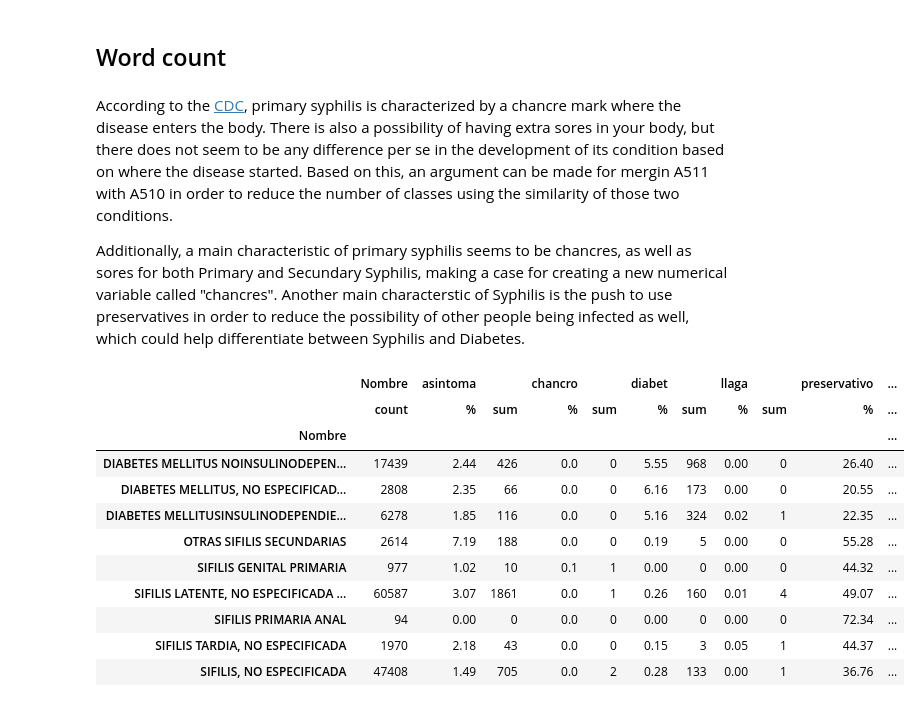
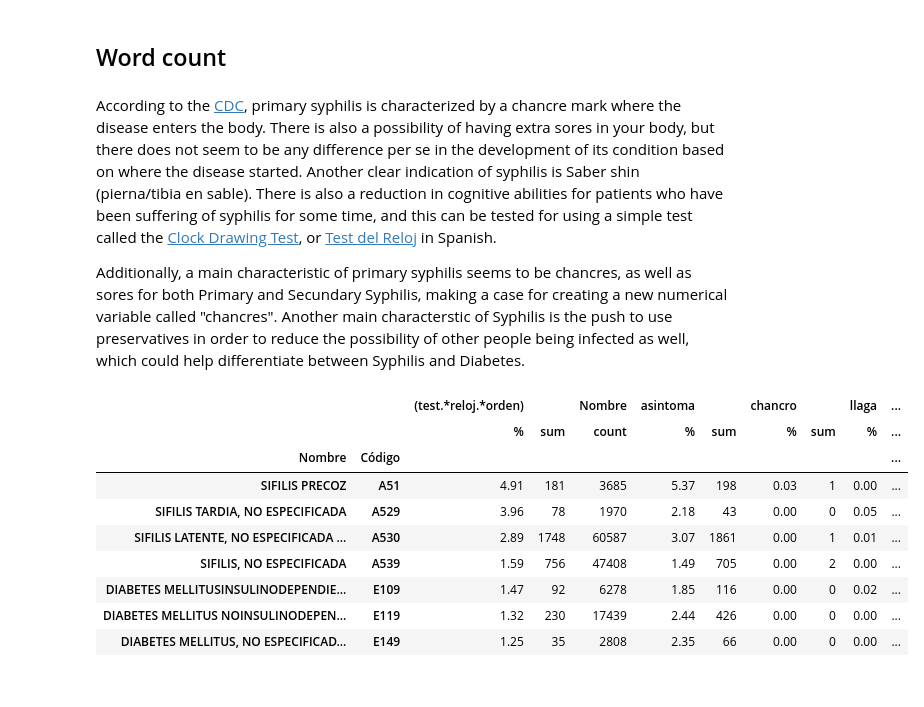
Before and after one commit to JuanGomez12/DataScience4AllProject, a Jupyter notebook: scripts/deep_EDA.ipynb, the cells around one changed output. Saved outputs shown, nothing was run; the diff lists cells and outputs as text; code cells hidden in the pictures.

Commit message:
Word count feature engineering

```diff
--- a/scripts/deep_EDA.ipynb
+++ b/scripts/deep_EDA.ipynb
@@ -151,0 +156,9 @@ We can't easily create a prediction algorithm out of these small number of sampl
+# %%
+notas.loc[notas.Código=='A510', 'Código'] = 'A51'
+notas.loc[notas.Código=='A511', 'Código'] = 'A51'
+notas.loc[notas.Código=='A514', 'Código'] = 'A51'
+notas.loc[notas.Código=='A51', 'Nombre'] = 'SIFILIS PRECOZ'
+
+name = notas[['Nombre', 'Código']].value_counts().to_frame('Count')
+name['Percentage'] = (name.Count / sum(name.Count) * 100).round(2)
+name
@@ -152,33 +175,32 @@ We can't easily create a prediction algorithm out of these small number of sampl
 # %% [markdown]
 ## Word count
 # %% [markdown]
-According to the [CDC](https://www.cdc.gov/std/syphilis/stdfact-syphilis-detailed.htm), primary syphilis is characterized by a chancre mark where the disease enters the body. There is also a possibility of having extra sores in your body, but there does not seem to be any difference per se in the development of its condition based on where the disease started. Based on this, an argument can be made for mergin A511 with A510 in order to reduce the number of classes using the similarity of those two conditions.
+According to the [CDC](https://www.cdc.gov/std/syphilis/stdfact-syphilis-detailed.htm), primary syphilis is characterized by a chancre mark where the disease enters the body. There is also a possibility of having extra sores in your body, but there does not seem to be any difference per se in the development of its condition based on where the disease started. Another clear indication of syphilis is Saber shin (pierna/tibia en sable).
+There is also a reduction in cognitive abilities for patients who have been suffering of syphilis for some time, and this can be tested for using a simple test called the [Clock Drawing Test](https://www2.gov.bc.ca/assets/gov/health/practitioner-pro/bc-guidelines/cogimp-clock-drawing-test.pdf), or [Test del Reloj](https://www.sanitas.es/sanitas/seguros/es/particulares/biblioteca-de-salud/tercera-edad/demencias/test-reloj.html) in Spanish.
 
 Additionally, a main characteristic of primary syphilis seems to be chancres, as well as sores for both Primary and Secundary Syphilis, making a case for creating a new numerical variable called "chancres". Another main characterstic of Syphilis is the push to use preservatives in order to reduce the possibility of other people being infected as well, which could help differentiate between Syphilis and Diabetes.
 # %%
 notas_eda = notas.copy()
-words_to_check = ['chancro', 'llaga', 'ulcera', 'preservativo', 'diabet', 'sifilis', 'asintoma']
+words_to_check = ['chancro', 'llaga', 'preservativo', 'sifili', 'asintoma', 'placa', r'(test.*reloj.*orden)', 'sable']
 aggregate_dict = {}
 for word in words_to_check:
     notas_eda[word] = notas_eda.Plan.str.lower().str.count(word)
     notas_eda.loc[notas_eda[word] > 1, word] = 1
     aggregate_dict[word] = ['sum']
 aggregate_dict['Nombre'] = ['count']
-notas_eda = notas_eda.groupby('Nombre')[words_to_check + ['Nombre']].aggregate(aggregate_dict)
+notas_eda = notas_eda.groupby(['Nombre', 'Código'])[words_to_check + ['Nombre']].aggregate(aggregate_dict)
 
 for word in words_to_check:
     notas_eda.loc(axis=1)[word, '%'] = (notas_eda.loc(axis=1)[word, 'sum'] / notas_eda.loc(axis=1)['Nombre', 'count'] * 100).round(2)
-notas_eda.sort_index(axis=1)
+notas_eda.sort_index(axis=1).sort_values(by=['Código'])
 # %% [output]
-|  | Nombre | asintoma |  | chancro |  | diabet |  | llaga |  | preservativo | ... |
-|  | count | % | sum | % | sum | % | sum | % | sum | % | ... |
-| Nombre |  |  |  |  |  |  |  |  |  |  | ... |
-| DIABETES MELLITUS NOINSULINODEPEN... | 17439 | 2.44 | 426 | 0.0 | 0 | 5.55 | 968 | 0.00 | 0 | 26.40 | ... |
-| DIABETES MELLITUS, NO ESPECIFICAD... | 2808 | 2.35 | 66 | 0.0 | 0 | 6.16 | 173 | 0.00 | 0 | 20.55 | ... |
-| DIABETES MELLITUSINSULINODEPENDIE... | 6278 | 1.85 | 116 | 0.0 | 0 | 5.16 | 324 | 0.02 | 1 | 22.35 | ... |
-| OTRAS SIFILIS SECUNDARIAS | 2614 | 7.19 | 188 | 0.0 | 0 | 0.19 | 5 | 0.00 | 0 | 55.28 | ... |
-| SIFILIS GENITAL PRIMARIA | 977 | 1.02 | 10 | 0.1 | 1 | 0.00 | 0 | 0.00 | 0 | 44.32 | ... |
-| SIFILIS LATENTE, NO ESPECIFICADA ... | 60587 | 3.07 | 1861 | 0.0 | 1 | 0.26 | 160 | 0.01 | 4 | 49.07 | ... |
-| SIFILIS PRIMARIA ANAL | 94 | 0.00 | 0 | 0.0 | 0 | 0.00 | 0 | 0.00 | 0 | 72.34 | ... |
-| SIFILIS TARDIA, NO ESPECIFICADA | 1970 | 2.18 | 43 | 0.0 | 0 | 0.15 | 3 | 0.05 | 1 | 44.37 | ... |
-| SIFILIS, NO ESPECIFICADA | 47408 | 1.49 | 705 | 0.0 | 2 | 0.28 | 133 | 0.00 | 1 | 36.76 | ... |
+|  |  | (test.*reloj.*orden) |  | Nombre | asintoma |  | chancro |  | llaga | ... |
+|  |  | % | sum | count | % | sum | % | sum | % | ... |
+| Nombre | Código |  |  |  |  |  |  |  |  | ... |
+| SIFILIS PRECOZ | A51 | 4.91 | 181 | 3685 | 5.37 | 198 | 0.03 | 1 | 0.00 | ... |
+| SIFILIS TARDIA, NO ESPECIFICADA | A529 | 3.96 | 78 | 1970 | 2.18 | 43 | 0.00 | 0 | 0.05 | ... |
+| SIFILIS LATENTE, NO ESPECIFICADA ... | A530 | 2.89 | 1748 | 60587 | 3.07 | 1861 | 0.00 | 1 | 0.01 | ... |
+| SIFILIS, NO ESPECIFICADA | A539 | 1.59 | 756 | 47408 | 1.49 | 705 | 0.00 | 2 | 0.00 | ... |
+| DIABETES MELLITUSINSULINODEPENDIE... | E109 | 1.47 | 92 | 6278 | 1.85 | 116 | 0.00 | 0 | 0.02 | ... |
+| DIABETES MELLITUS NOINSULINODEPEN... | E119 | 1.32 | 230 | 17439 | 2.44 | 426 | 0.00 | 0 | 0.00 | ... |
+| DIABETES MELLITUS, NO ESPECIFICAD... | E149 | 1.25 | 35 | 2808 | 2.35 | 66 | 0.00 | 0 | 0.00 | ... |
```
Also changed, not shown: parts of 9 cells of this notebook.
